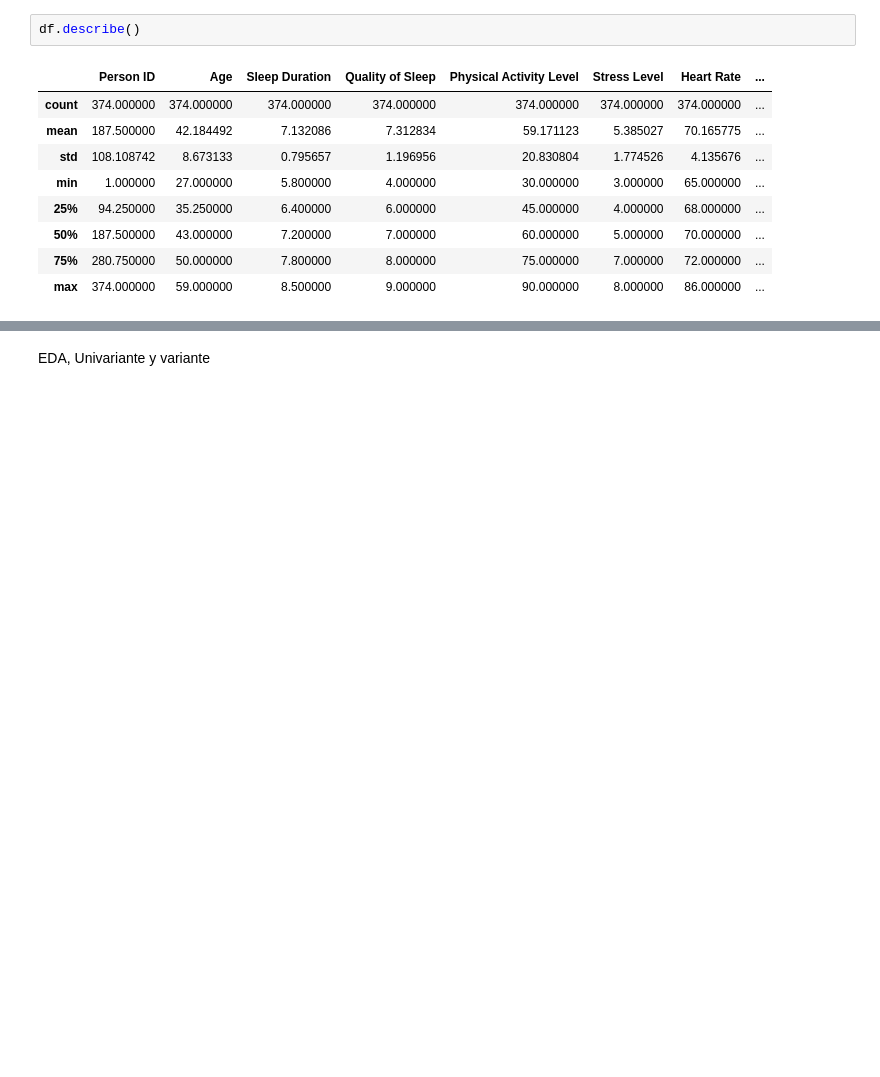
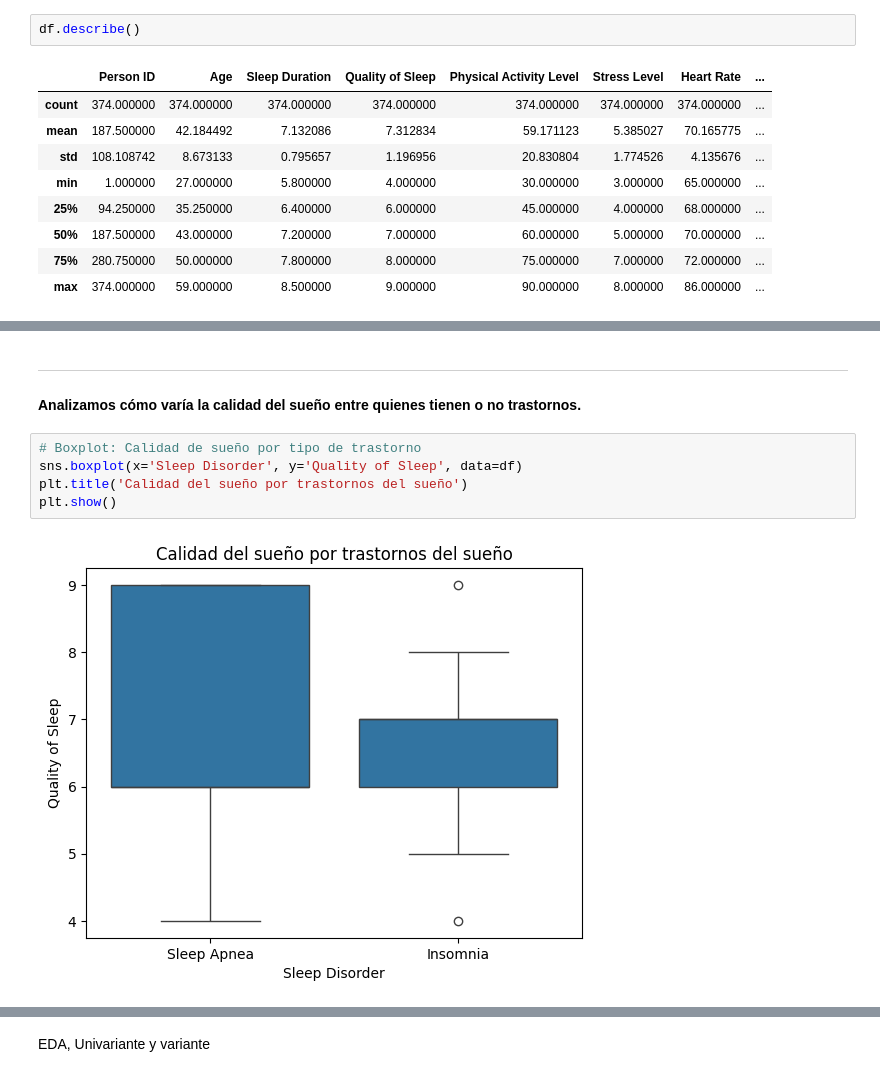
Before and after one commit to NaiSaratxaga/2503_dsft_thebridge_naiara, a Jupyter notebook: 3-Machine_Learning/Entregas/ML_project/Definicion_ML.ipynb, the cells around one changed output, grey strips where cells are left out. Saved outputs shown, nothing was run; the diff lists cells and outputs as text; blank space fills up the shorter version.

```diff
--- a/3-Machine_Learning/Entregas/ML_project/Definicion_ML.ipynb
+++ b/3-Machine_Learning/Entregas/ML_project/Definicion_ML.ipynb
@@ -117,0 +164,10 @@ df.describe()
+# %% [markdown]
+---
+#### Analizamos cómo varía la calidad del sueño entre quienes tienen o no trastornos.
+# %%
+# Boxplot: Calidad de sueño por tipo de trastorno
+sns.boxplot(x='Sleep Disorder', y='Quality of Sleep', data=df)
+plt.title('Calidad del sueño por trastornos del sueño')
+plt.show()
+# %% [output]
+[figure, added]
```
Also changed, not shown: parts of 10 cells of this notebook.
